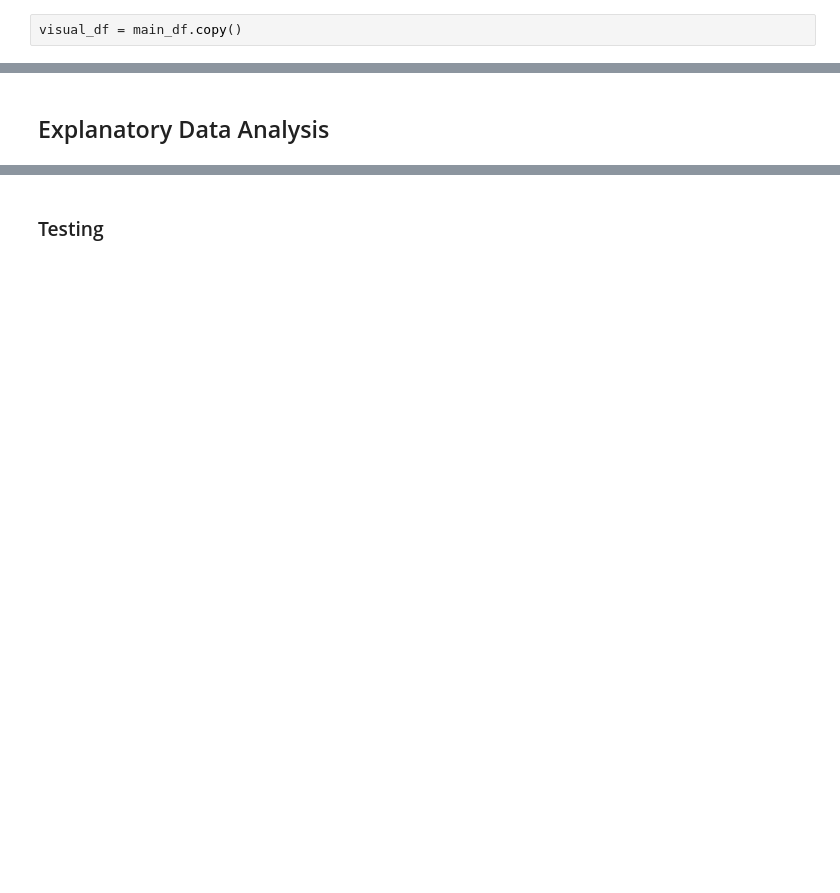
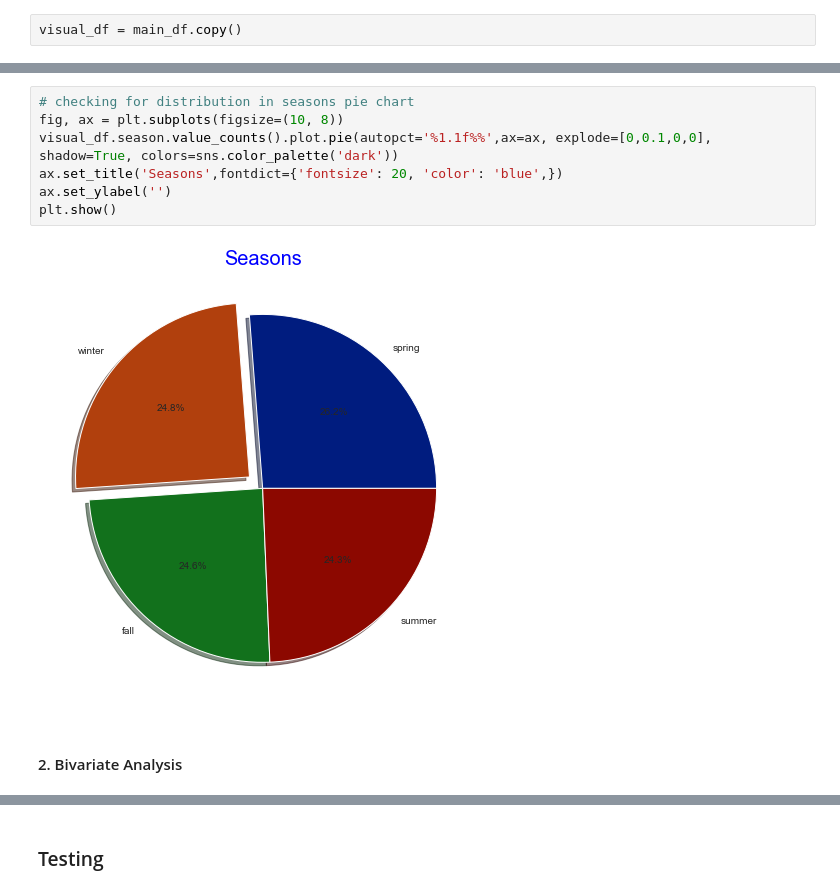
Before and after one commit to oscar066/bike, a Jupyter notebook: index.ipynb, the cells around one changed output, grey strips where cells are left out. Cells and saved outputs as stored; diff of their text form; blank space fills up the shorter version.

```diff
--- a/index.ipynb
+++ b/index.ipynb
@@ -299,2 +333,11 @@ visual_df.head()
+# %%
+# checking for distribution in seasons pie chart
+fig, ax = plt.subplots(figsize=(10, 8))
+visual_df.season.value_counts().plot.pie(autopct='%1.1f%%',ax=ax, explode=[0,0.1,0,0], shadow=True, colors=sns.color_palette('dark'))
+ax.set_title('Seasons',fontdict={'fontsize': 20, 'color': 'blue',})
+ax.set_ylabel('')
+plt.show()
+# %% [output]
+[figure, added]
 # %% [markdown]
-## Explanatory Data Analysis
+#### 2. Bivariate Analysis
```
Also changed, not shown: parts of 71 cells of this notebook.
